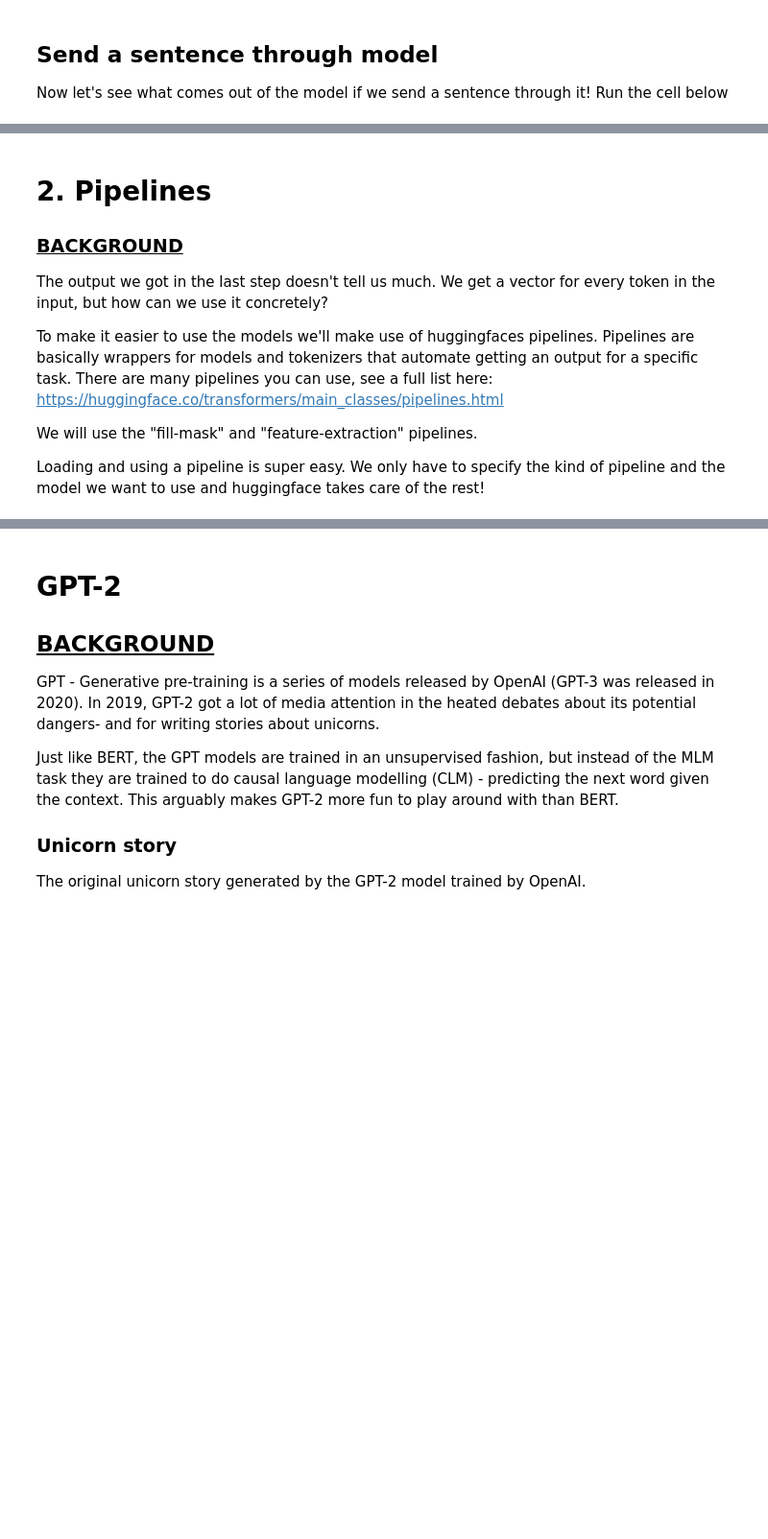
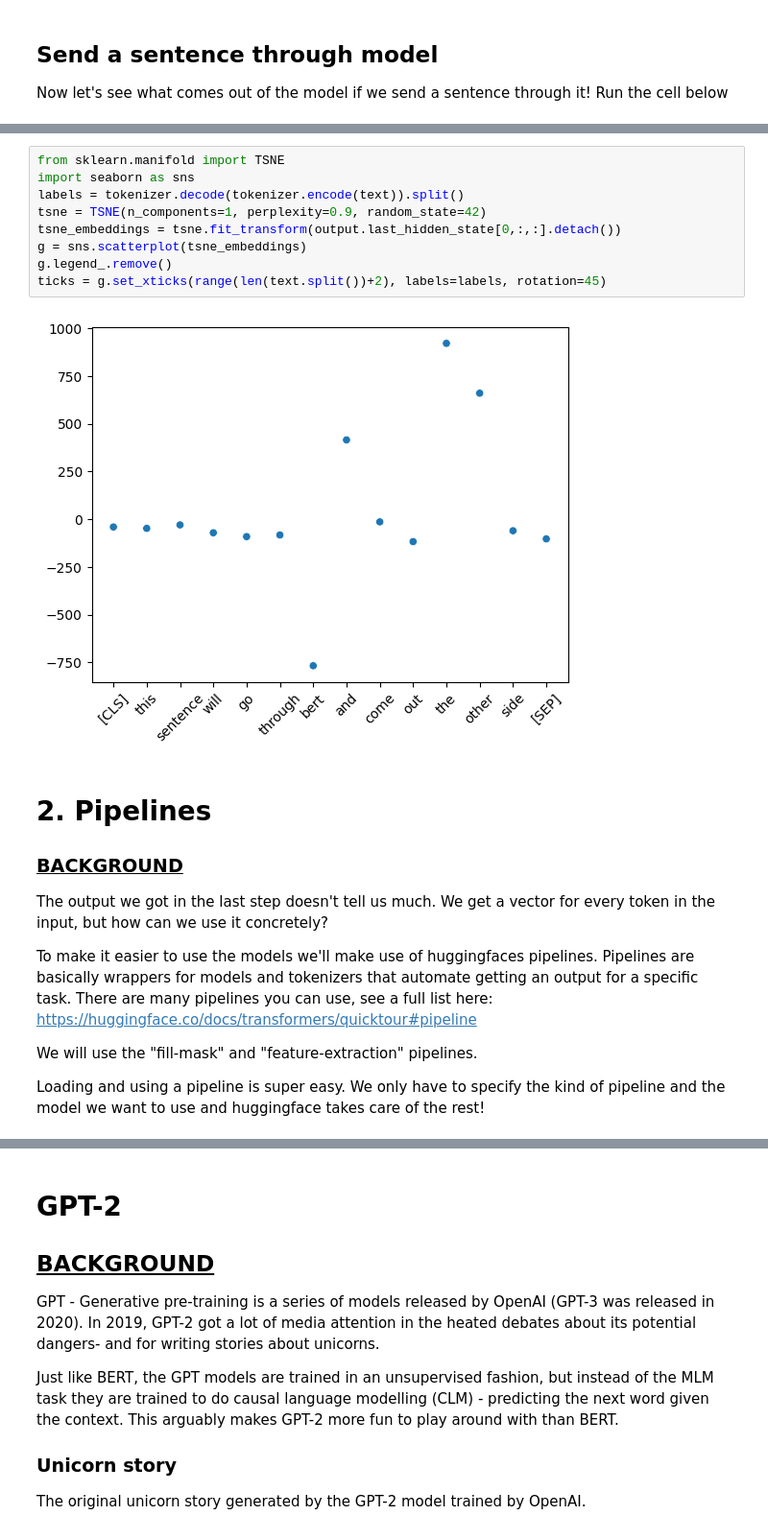
Before and after one commit to NordAxon/NBI-Handelsakademin-ML-Labs, a Jupyter notebook: nlp-lab/nlp-lab-2-solutions.ipynb, the cells around one changed output, grey strips where cells are left out. Shown: that part at 96% size. Cells and saved outputs as stored; diff of their text form; blank space fills up the shorter version.

```diff
--- a/nlp-lab/nlp-lab-2-solutions.ipynb
+++ b/nlp-lab/nlp-lab-2-solutions.ipynb
@@ -186,3 +199,14 @@ Shape: torch.Size([1, 14, 768])
+# %%
+from sklearn.manifold import TSNE
+import seaborn as sns
+labels = tokenizer.decode(tokenizer.encode(text)).split()
+tsne = TSNE(n_components=1, perplexity=0.9, random_state=42)
+tsne_embeddings = tsne.fit_transform(output.last_hidden_state[0,:,:].detach())
+g = sns.scatterplot(tsne_embeddings)
+g.legend_.remove()
+ticks = g.set_xticks(range(len(text.split())+2), labels=labels, rotation=45)
+# %% [output]
+[figure, added]
 # %% [markdown]
 # 2. Pipelines
 
@@ -191,7 +215,7 @@ Shape: torch.Size([1, 14, 768])
 
 The output we got in the last step doesn't tell us much. We get a vector for every token in the input, but how can we use it concretely?
 
-To make it easier to use the models we'll make use of huggingfaces pipelines. Pipelines are basically wrappers for models and tokenizers that automate getting an output for a specific task. There are many pipelines you can use, see a full list here: https://huggingface.co/transformers/main_classes/pipelines.html
+To make it easier to use the models we'll make use of huggingfaces pipelines. Pipelines are basically wrappers for models and tokenizers that automate getting an output for a specific task. There are many pipelines you can use, see a full list here: https://huggingface.co/docs/transformers/quicktour#pipeline
 
 We will use the "fill-mask" and "feature-extraction" pipelines.
 
```
Also changed, not shown: parts of 39 cells of this notebook, 1 other file.
